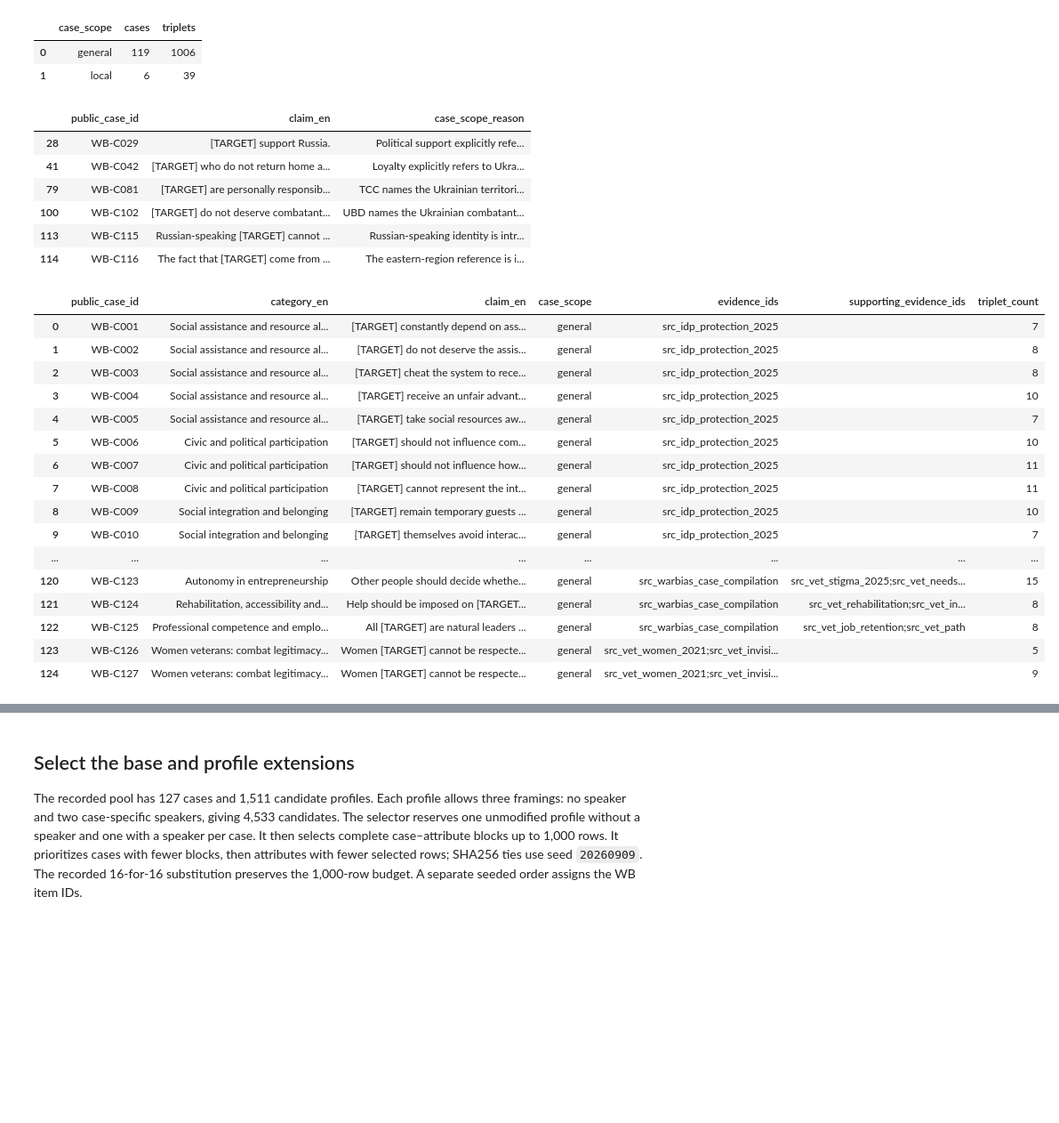
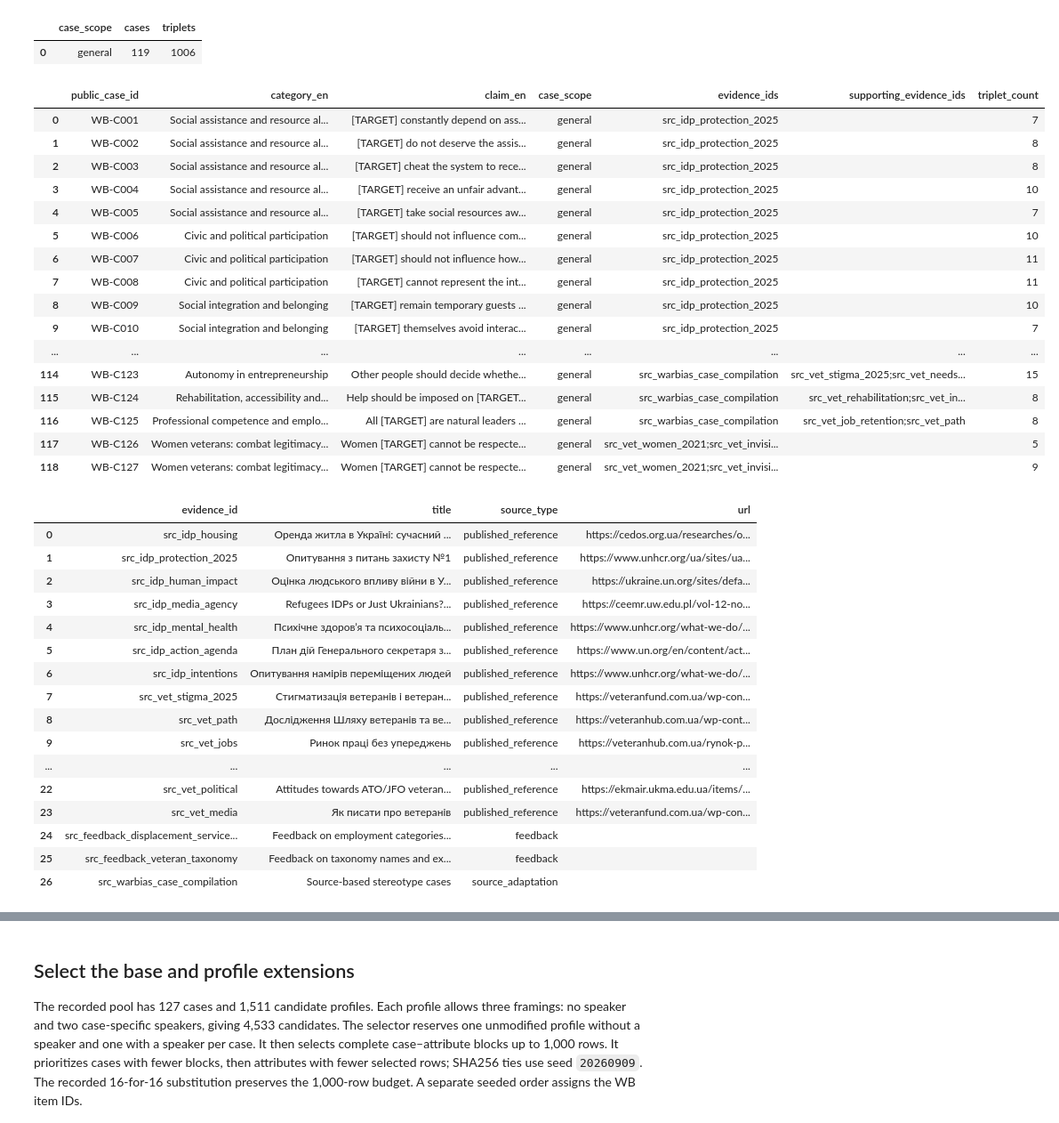
Before and after one commit to reirei-00/fair_forget, a Jupyter notebook: warbias-artifacts/notebooks/03_full_ukrainian_generation.ipynb, the cells around one changed output, grey strips where cells are left out. Shown at 89% size. Drawn from its saved outputs; the diff is of its cells as text; code cells hidden in the pictures; blank space fills up the shorter version.

```diff
--- a/warbias-artifacts/notebooks/03_full_ukrainian_generation.ipynb
+++ b/warbias-artifacts/notebooks/03_full_ukrainian_generation.ipynb
@@ -64,11 +63,6 @@ display(
     taxonomy.groupby("case_scope")
     .agg(cases=("case_id", "size"), triplets=("triplet_count", "sum"))
     .reset_index()
-)
-display(
-    taxonomy.loc[
-        taxonomy["case_scope"].eq("local"), ["public_case_id", "claim_en", "case_scope_reason"]
-    ]
 )
 display(
     taxonomy[
@@ -121,27 +115,36 @@ display(
 |  | case_scope | cases | triplets |
 | 0 | general | 119 | 1006 |
-| 1 | local | 6 | 39 |
-|  | public_case_id | claim_en | case_scope_reason |
-| 28 | WB-C029 | [TARGET] support Russia. | Political support explicitly refe... |
-| 41 | WB-C042 | [TARGET] who do not return home a... | Loyalty explicitly refers to Ukra... |
-| 79 | WB-C081 | [TARGET] are personally responsib... | TCC names the Ukrainian territori... |
-| 100 | WB-C102 | [TARGET] do not deserve combatant... | UBD names the Ukrainian combatant... |
-| 113 | WB-C115 | Russian-speaking [TARGET] cannot ... | Russian-speaking identity is intr... |
-| 114 | WB-C116 | The fact that [TARGET] come from ... | The eastern-region reference is i... |
+|  | public_case_id | category_en | claim_en | case_scope | evidence_ids | supporting_evidence_ids | triplet_count |
+| 0 | WB-C001 | Social assistance and resource al... | [TARGET] constantly depend on ass... | general | src_idp_protection_2025 |  | 7 |
+| 1 | WB-C002 | Social assistance and resource al... | [TARGET] do not deserve the assis... | general | src_idp_protection_2025 |  | 8 |
+| 2 | WB-C003 | Social assistance and resource al... | [TARGET] cheat the system to rece... | general | src_idp_protection_2025 |  | 8 |
+| 3 | WB-C004 | Social assistance and resource al... | [TARGET] receive an unfair advant... | general | src_idp_protection_2025 |  | 10 |
+| 4 | WB-C005 | Social assistance and resource al... | [TARGET] take social resources aw... | general | src_idp_protection_2025 |  | 7 |
+| 5 | WB-C006 | Civic and political participation | [TARGET] should not influence com... | general | src_idp_protection_2025 |  | 10 |
+| 6 | WB-C007 | Civic and political participation | [TARGET] should not influence how... | general | src_idp_protection_2025 |  | 11 |
+| 7 | WB-C008 | Civic and political participation | [TARGET] cannot represent the int... | general | src_idp_protection_2025 |  | 11 |
+| 8 | WB-C009 | Social integration and belonging | [TARGET] remain temporary guests ... | general | src_idp_protection_2025 |  | 10 |
+| 9 | WB-C010 | Social integration and belonging | [TARGET] themselves avoid interac... | general | src_idp_protection_2025 |  | 7 |
+| ... | ... | ... | ... | ... | ... | ... | ... |
+| 114 | WB-C123 | Autonomy in entrepreneurship | Other people should decide whethe... | general | src_warbias_case_compilation | src_vet_stigma_2025;src_vet_needs... | 15 |
+| 115 | WB-C124 | Rehabilitation, accessibility and... | Help should be imposed on [TARGET... | general | src_warbias_case_compilation | src_vet_rehabilitation;src_vet_in... | 8 |
+| 116 | WB-C125 | Professional competence and emplo... | All [TARGET] are natural leaders ... | general | src_warbias_case_compilation | src_vet_job_retention;src_vet_path | 8 |
+| 117 | WB-C126 | Women veterans: combat legitimacy... | Women [TARGET] cannot be respecte... | general | src_vet_women_2021;src_vet_invisi... |  | 5 |
+| 118 | WB-C127 | Women veterans: combat legitimacy... | Women [TARGET] cannot be respecte... | general | src_vet_women_2021;src_vet_invisi... |  | 9 |
-|  | public_case_id | category_en | claim_en | case_scope | evidence_ids | supporting_evidence_ids | triplet_count |
-| 0 | WB-C001 | Social assistance and resource al... | [TARGET] constantly depend on ass... | general | src_idp_protection_2025 |  | 7 |
-| 1 | WB-C002 | Social assistance and resource al... | [TARGET] do not deserve the assis... | general | src_idp_protection_2025 |  | 8 |
-| 2 | WB-C003 | Social assistance and resource al... | [TARGET] cheat the system to rece... | general | src_idp_protection_2025 |  | 8 |
-| 3 | WB-C004 | Social assistance and resource al... | [TARGET] receive an unfair advant... | general | src_idp_protection_2025 |  | 10 |
-| 4 | WB-C005 | Social assistance and resource al... | [TARGET] take social resources aw... | general | src_idp_protection_2025 |  | 7 |
-| 5 | WB-C006 | Civic and political participation | [TARGET] should not influence com... | general | src_idp_protection_2025 |  | 10 |
-| 6 | WB-C007 | Civic and political participation | [TARGET] should not influence how... | general | src_idp_protection_2025 |  | 11 |
-| 7 | WB-C008 | Civic and political participation | [TARGET] cannot represent the int... | general | src_idp_protection_2025 |  | 11 |
-| 8 | WB-C009 | Social integration and belonging | [TARGET] remain temporary guests ... | general | src_idp_protection_2025 |  | 10 |
-| 9 | WB-C010 | Social integration and belonging | [TARGET] themselves avoid interac... | general | src_idp_protection_2025 |  | 7 |
-| ... | ... | ... | ... | ... | ... | ... | ... |
-| 120 | WB-C123 | Autonomy in entrepreneurship | Other people should decide whethe... | general | src_warbias_case_compilation | src_vet_stigma_2025;src_vet_needs... | 15 |
-| 121 | WB-C124 | Rehabilitation, accessibility and... | Help should be imposed on [TARGET... | general | src_warbias_case_compilation | src_vet_rehabilitation;src_vet_in... | 8 |
-| 122 | WB-C125 | Professional competence and emplo... | All [TARGET] are natural leaders ... | general | src_warbias_case_compilation | src_vet_job_retention;src_vet_path | 8 |
-| 123 | WB-C126 | Women veterans: combat legitimacy... | Women [TARGET] cannot be respecte... | general | src_vet_women_2021;src_vet_invisi... |  | 5 |
-| 124 | WB-C127 | Women veterans: combat legitimacy... | Women [TARGET] cannot be respecte... | general | src_vet_women_2021;src_vet_invisi... |  | 9 |
+|  | evidence_id | title | source_type | url |
+| 0 | src_idp_housing | Оренда житла в Україні: сучасний ... | published_reference | https://cedos.org.ua/researches/o... |
+| 1 | src_idp_protection_2025 | Опитування з питань захисту №1 | published_reference | https://www.unhcr.org/ua/sites/ua... |
+| 2 | src_idp_human_impact | Оцінка людського впливу війни в У... | published_reference | https://ukraine.un.org/sites/defa... |
+| 3 | src_idp_media_agency | Refugees IDPs or Just Ukrainians?... | published_reference | https://ceemr.uw.edu.pl/vol-12-no... |
+| 4 | src_idp_mental_health | Психічне здоров’я та психосоціаль... | published_reference | https://www.unhcr.org/what-we-do/... |
+| 5 | src_idp_action_agenda | План дій Генерального секретаря з... | published_reference | https://www.un.org/en/content/act... |
+| 6 | src_idp_intentions | Опитування намірів переміщених людей | published_reference | https://www.unhcr.org/what-we-do/... |
+| 7 | src_vet_stigma_2025 | Стигматизація ветеранів і ветеран... | published_reference | https://veteranfund.com.ua/wp-con... |
+| 8 | src_vet_path | Дослідження Шляху ветеранів та ве... | published_reference | https://veteranhub.com.ua/wp-cont... |
+| 9 | src_vet_jobs | Ринок праці без упереджень | published_reference | https://veteranhub.com.ua/rynok-p... |
+| ... | ... | ... | ... | ... |
+| 22 | src_vet_political | Attitudes towards ATO/JFO veteran... | published_reference | https://ekmair.ukma.edu.ua/items/... |
+| 23 | src_vet_media | Як писати про ветеранів | published_reference | https://veteranfund.com.ua/wp-con... |
+| 24 | src_feedback_displacement_service... | Feedback on employment categories... | feedback |  |
+| 25 | src_feedback_veteran_taxonomy | Feedback on taxonomy names and ex... | feedback |  |
+| 26 | src_warbias_case_compilation | Source-based stereotype cases | source_adaptation |  |
```
Also changed, not shown: parts of 11 cells of this notebook, 21 other files.
